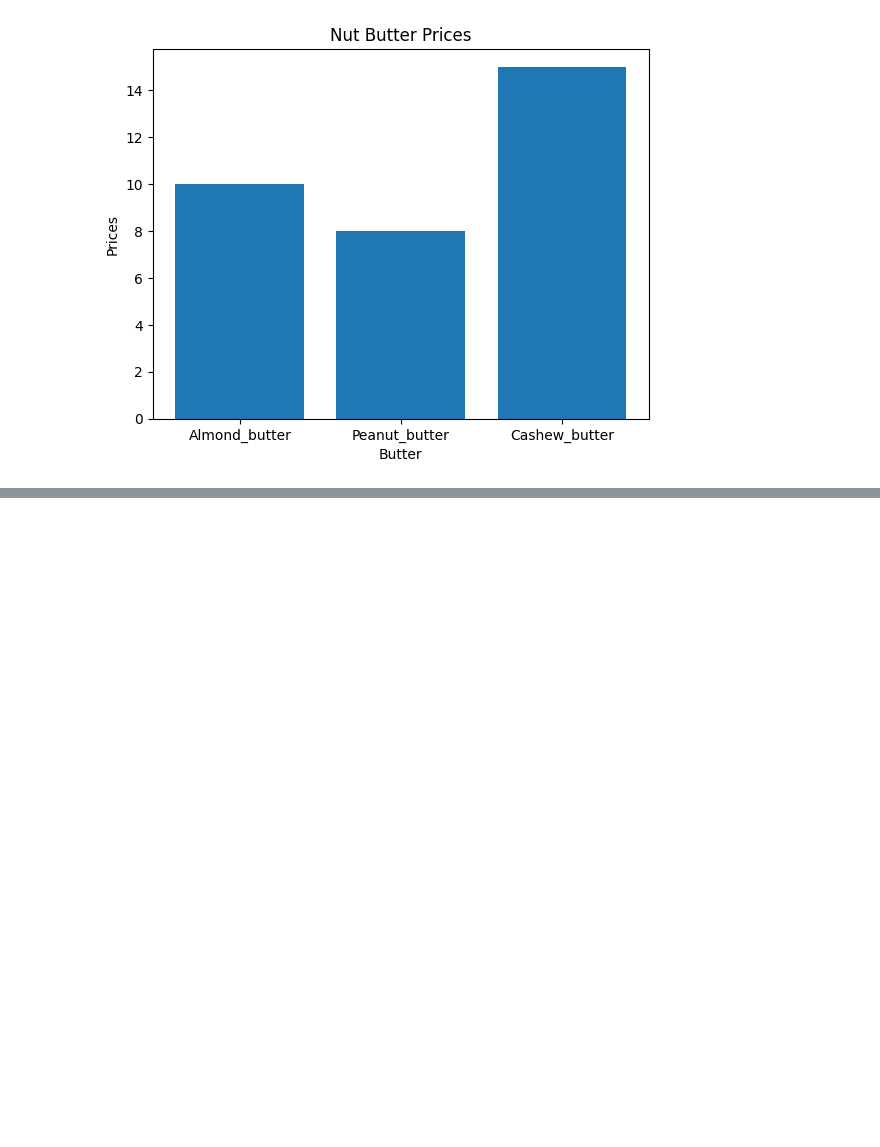
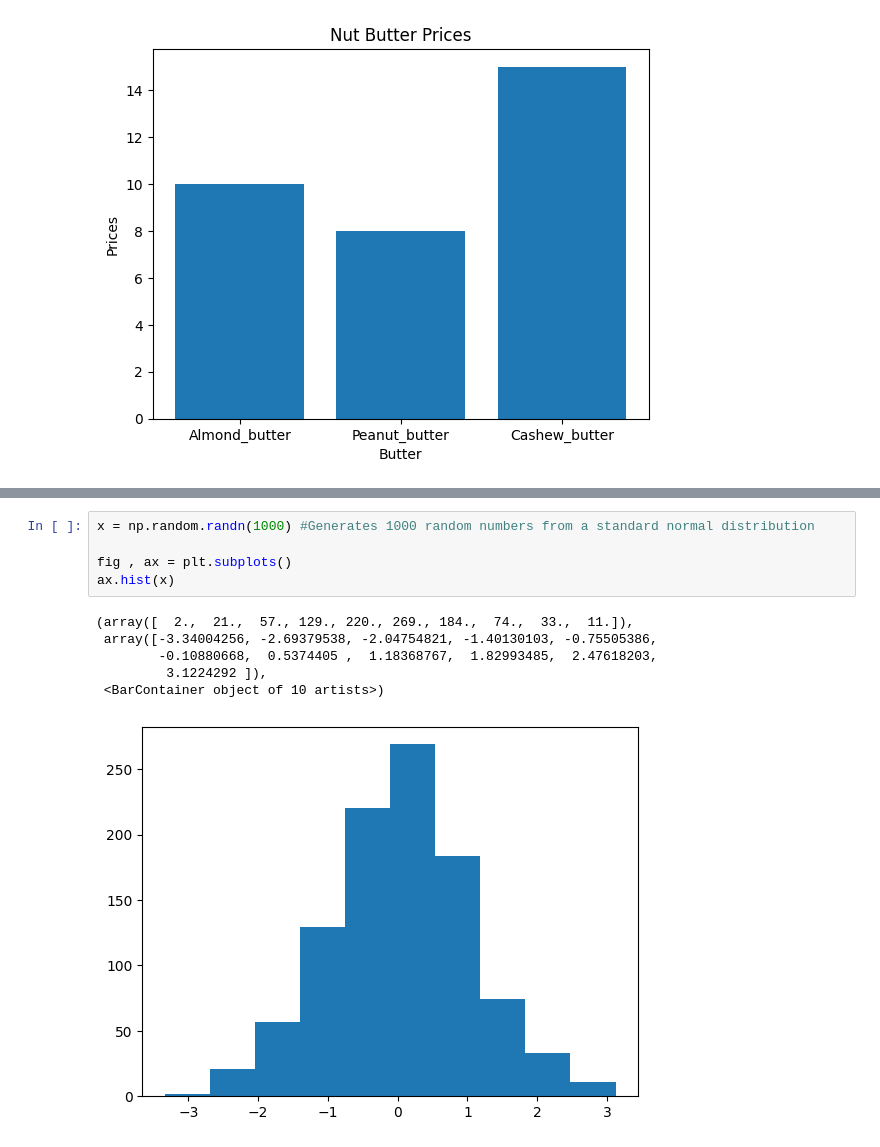
Before and after one commit to amankr2301/jules-test-repo, a Jupyter notebook: matplotlib.ipynb, the cells around one changed output, grey strips where cells are left out. Drawn from its saved outputs; the diff is of its cells as text; blank space fills up the shorter version.

```diff
--- a/matplotlib.ipynb
+++ b/matplotlib.ipynb
@@ -154,0 +161,12 @@ ax.set(title="Nut Butter Prices" ,
+# %%
+x = np.random.randn(1000) #Generates 1000 random numbers from a standard normal distribution
+
+fig , ax = plt.subplots()
+ax.hist(x)
+# %% [output]
+(array([  2.,  21.,  57., 129., 220., 269., 184.,  74.,  33.,  11.]),
+ array([-3.34004256, -2.69379538, -2.04754821, -1.40130103, -0.75505386,
+        -0.10880668,  0.5374405 ,  1.18368767,  1.82993485,  2.47618203,
+         3.1224292 ]),
+ <BarContainer object of 10 artists>)
+[figure, added]
```
Also changed, not shown: parts of 7 cells of this notebook.
